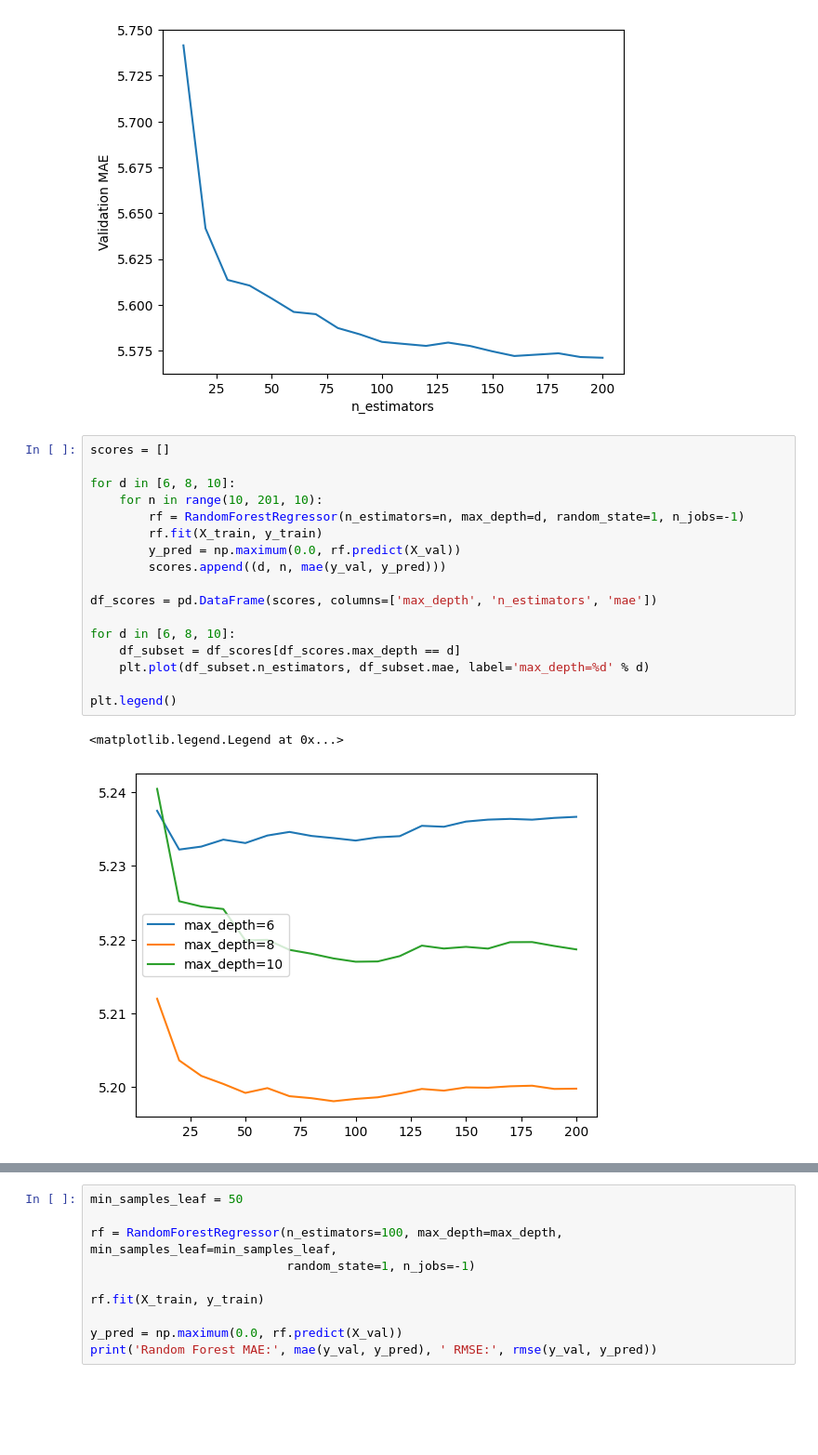
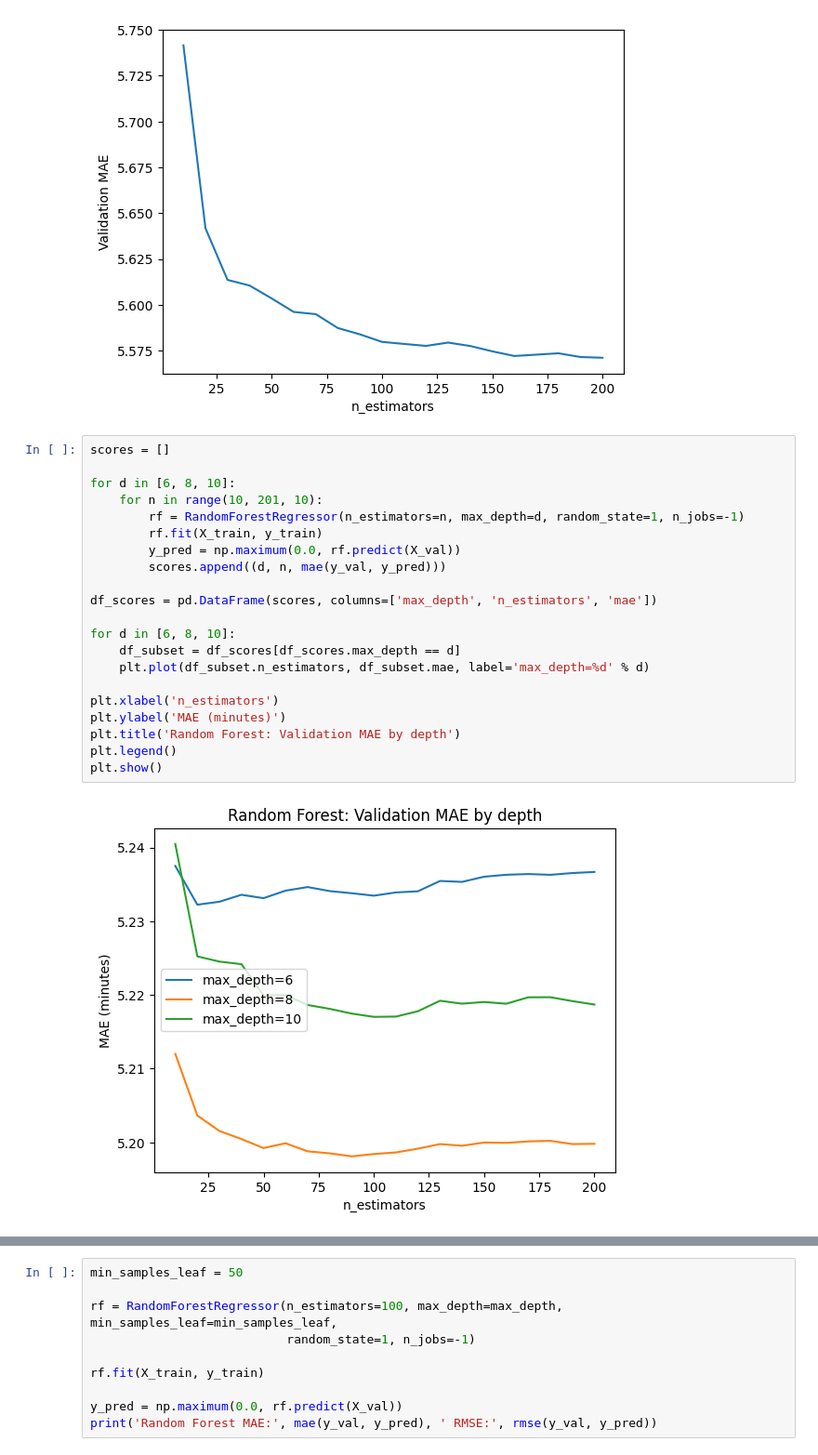
Before and after one commit to kkzzbb/delivery-eta, a Jupyter notebook: notebook.ipynb, the cells around one changed output, grey strips where cells are left out. Shown at 93% size. Saved outputs shown, nothing was run; the diff lists cells and outputs as text; blank space fills up the shorter version.

Commit message:
add axis labels and titles to tuning plots

```diff
--- a/notebook.ipynb
+++ b/notebook.ipynb
@@ -580,23 +580,26 @@ Text(0, 0.5, 'Validation MAE')
 # %%
 scores = []
 
 for d in [6, 8, 10]:
 	for n in range(10, 201, 10):
 		rf = RandomForestRegressor(n_estimators=n, max_depth=d, random_state=1, n_jobs=-1)
 		rf.fit(X_train, y_train)
 		y_pred = np.maximum(0.0, rf.predict(X_val))
 		scores.append((d, n, mae(y_val, y_pred)))
 
 df_scores = pd.DataFrame(scores, columns=['max_depth', 'n_estimators', 'mae'])
 
 for d in [6, 8, 10]:
 	df_subset = df_scores[df_scores.max_depth == d]
 	plt.plot(df_subset.n_estimators, df_subset.mae, label='max_depth=%d' % d)
 
+plt.xlabel('n_estimators')
+plt.ylabel('MAE (minutes)')
+plt.title('Random Forest: Validation MAE by depth')
 plt.legend()
+plt.show()
 # %% [output]
-<matplotlib.legend.Legend at 0x...>
-[figure, old version]
+[figure, new version]
 # %%
 max_depth = 8
 
```
Also changed, not shown: parts of 1 cell of this notebook.
